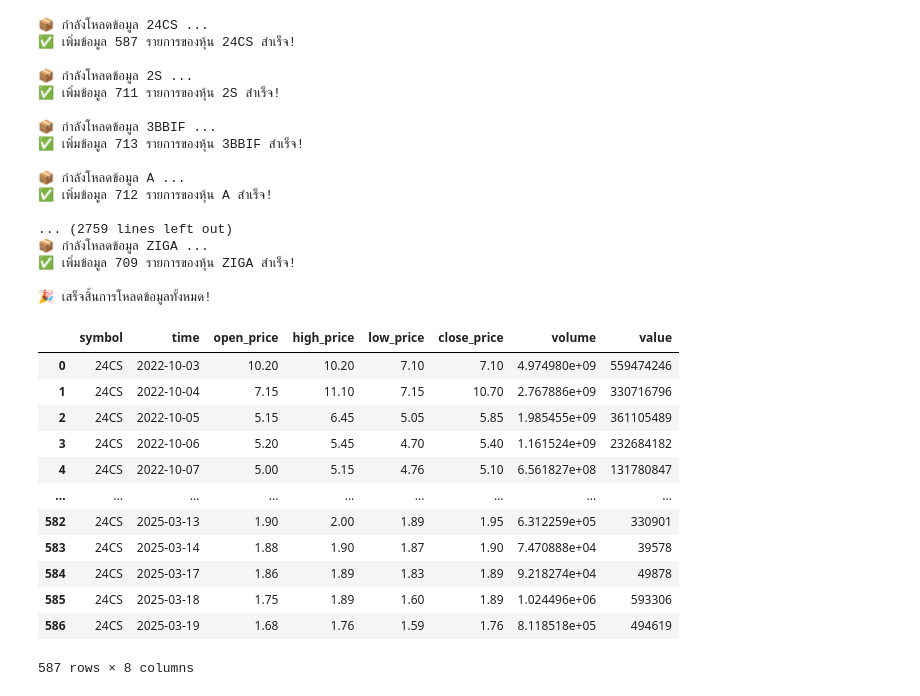
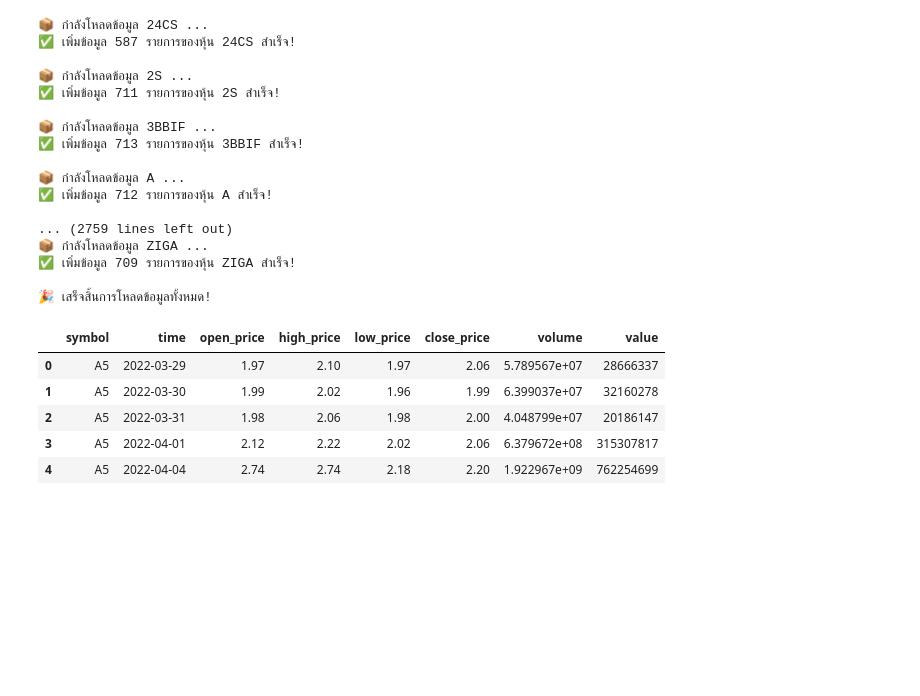
Before and after one commit to phqsuema123/Stock-quadrant-quantitative-analysis-using-deep-learning-classification, a Jupyter notebook: data collection/pull_tndata.ipynb, the cells around one changed output. Drawn from its saved outputs; the diff is of its cells as text; code cells hidden in the pictures; blank space fills up the shorter version.

```diff
--- a/data collection/pull_tndata.ipynb
+++ b/data collection/pull_tndata.ipynb
@@ -164,33 +164,24 @@ print("\n🎉 เสร็จสิ้นการโหลดข้อมูล
 
 🎉 เสร็จสิ้นการโหลดข้อมูลทั้งหมด!
 # %%
-rows = session.execute("""
-    SELECT * FROM candlestick_data WHERE symbol = '24CS' ALLOW FILTERING;
-""")
+name_stock = "A5"
+rows = session.execute(f"SELECT * FROM candlestick_data WHERE symbol = '{name_stock}'")
 # %%
 df = pd.DataFrame(rows, columns=[
     'symbol', 'time', 'open_price', 'high_price', 'low_price', 'close_price', 'volume', 'value'
 ])
 
 # ✅ แปลงชนิดเวลา + เรียงลำดับ
 df['time'] = pd.to_datetime(df['time'])
 df = df.sort_values('time').reset_index(drop=True)
+df.head()
+# %% [output]
+|  | symbol | time | open_price | high_price | low_price | close_price | volume | value |
+| 0 | A5 | 2022-03-29 | 1.97 | 2.10 | 1.97 | 2.06 | 5.789567e+07 | 28666337 |
+| 1 | A5 | 2022-03-30 | 1.99 | 2.02 | 1.96 | 1.99 | 6.399037e+07 | 32160278 |
+| 2 | A5 | 2022-03-31 | 1.98 | 2.06 | 1.98 | 2.00 | 4.048799e+07 | 20186147 |
+| 3 | A5 | 2022-04-01 | 2.12 | 2.22 | 2.02 | 2.06 | 6.379672e+08 | 315307817 |
+| 4 | A5 | 2022-04-04 | 2.74 | 2.74 | 2.18 | 2.20 | 1.922967e+09 | 762254699 |
-# %%
-df
-# %% [output]
-|  | symbol | time | open_price | high_price | low_price | close_price | volume | value |
-| 0 | 24CS | 2022-10-03 | 10.20 | 10.20 | 7.10 | 7.10 | 4.974980e+09 | 559474246 |
-| 1 | 24CS | 2022-10-04 | 7.15 | 11.10 | 7.15 | 10.70 | 2.767886e+09 | 330716796 |
-| 2 | 24CS | 2022-10-05 | 5.15 | 6.45 | 5.05 | 5.85 | 1.985455e+09 | 361105489 |
-| 3 | 24CS | 2022-10-06 | 5.20 | 5.45 | 4.70 | 5.40 | 1.161524e+09 | 232684182 |
-| 4 | 24CS | 2022-10-07 | 5.00 | 5.15 | 4.76 | 5.10 | 6.561827e+08 | 131780847 |
-| ... | ... | ... | ... | ... | ... | ... | ... | ... |
-| 582 | 24CS | 2025-03-13 | 1.90 | 2.00 | 1.89 | 1.95 | 6.312259e+05 | 330901 |
-| 583 | 24CS | 2025-03-14 | 1.88 | 1.90 | 1.87 | 1.90 | 7.470888e+04 | 39578 |
-| 584 | 24CS | 2025-03-17 | 1.86 | 1.89 | 1.83 | 1.89 | 9.218274e+04 | 49878 |
-| 585 | 24CS | 2025-03-18 | 1.75 | 1.89 | 1.60 | 1.89 | 1.024496e+06 | 593306 |
-| 586 | 24CS | 2025-03-19 | 1.68 | 1.76 | 1.59 | 1.76 | 8.118518e+05 | 494619 |
-587 rows × 8 columns
 # %%
 import plotly.graph_objects as go
 
```
Also changed, not shown: parts of 1 cell of this notebook.
